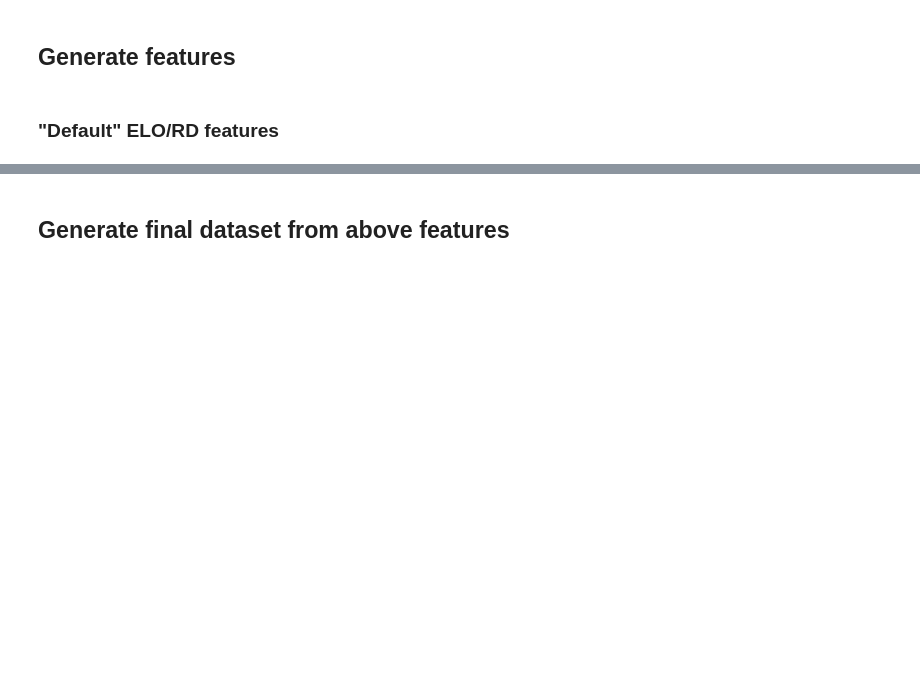
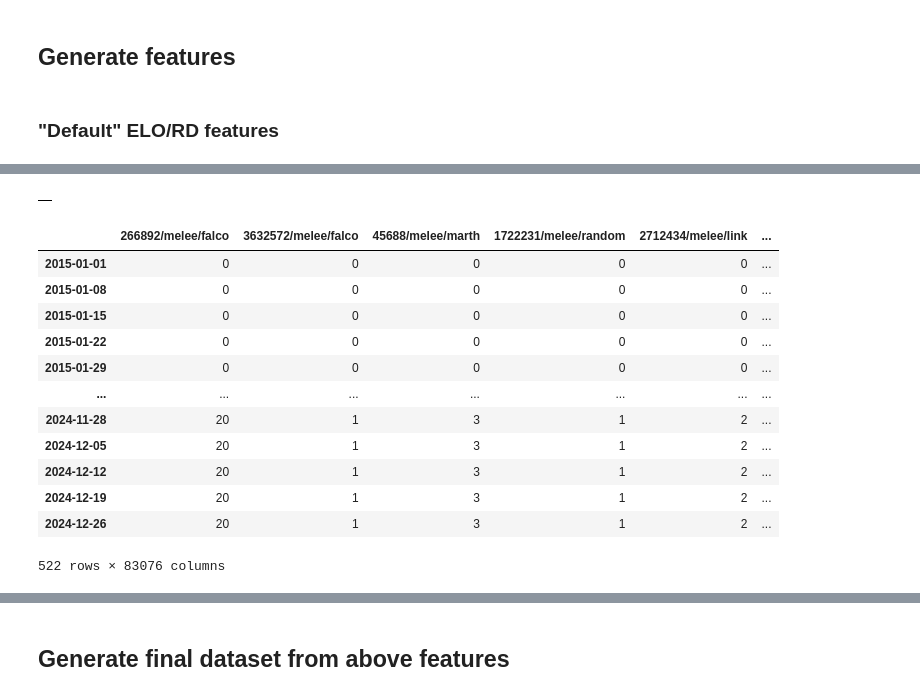
Before and after one commit to jjaw89/fall-2024-smash-melee-top-8-prediction, a Jupyter notebook: dataset_generation/dataset_generator.ipynb, the cells around one changed output, grey strips where cells are left out. Cells and saved outputs as stored; diff of their text form; code cells hidden in the pictures; blank space fills up the shorter version.

```diff
--- a/dataset_generation/dataset_generator.ipynb
+++ b/dataset_generation/dataset_generator.ipynb
@@ -225,0 +288,51 @@ del player_rds_df
+# %%
+# Player/character combos
+game_data['winner_pc'] = game_data.apply(lambda row: row['winner_id'] + '/' + row['winner_char'], axis=1)
+game_data['loser_pc'] = game_data.apply(lambda row: row['loser_id'] + '/' + row['loser_char'], axis=1)
+
+# What week number this is, for example.
+game_data['end_index'] = game_data['end'].apply(lambda x: math.ceil((x - initial_date) / interval))
+game_data['end_date'] = game_data['end_index'].apply(lambda x: initial_date + x*interval)
+game_data['end_date_copy'] = game_data['end_index'].apply(lambda x: initial_date + x*interval) # To deal with include_groups=True deprecation
+# %%
+# TODO: Compute the dates without loading this
+pcc_rankings_df = pd.read_pickle(data_path + 'char_vs_char_player_rankings_weekly.pkl')
+
+pc_combos = list(set(list(game_data['winner_pc']) + list(game_data['loser_pc'])))
+
+# Count the number of times a character has been used.
+# Columns will be player/character (or rather, player/melee/character)
+# Initialize everything to zero, initially.
+character_usage_df = pd.DataFrame(0, index=pcc_rankings_df.index, columns=pc_combos)
+# %%
+def update_row(df):
+    date = df.iloc[0]['end_date_copy']
+
+    pc_series = pd.concat([df['winner_pc'], df['loser_pc']], ignore_index=True)
+
+    # Deprecation-proofing
+    temp = character_usage_df.loc[date].copy()
+    temp.update(pc_series.value_counts())
+
+    character_usage_df.loc[date] = temp
+
+game_data.groupby('end_date').apply(update_row, include_groups=False)
+# %% [output]
+|  |
+# %%
+character_usage_df = character_usage_df.cumsum()
+character_usage_df
+# %% [output]
+|  | 266892/melee/falco | 3632572/melee/falco | 45688/melee/marth | 1722231/melee/random | 2712434/melee/link | ... |
+| 2015-01-01 | 0 | 0 | 0 | 0 | 0 | ... |
+| 2015-01-08 | 0 | 0 | 0 | 0 | 0 | ... |
+| 2015-01-15 | 0 | 0 | 0 | 0 | 0 | ... |
+| 2015-01-22 | 0 | 0 | 0 | 0 | 0 | ... |
+| 2015-01-29 | 0 | 0 | 0 | 0 | 0 | ... |
+| ... | ... | ... | ... | ... | ... | ... |
+| 2024-11-28 | 20 | 1 | 3 | 1 | 2 | ... |
+| 2024-12-05 | 20 | 1 | 3 | 1 | 2 | ... |
+| 2024-12-12 | 20 | 1 | 3 | 1 | 2 | ... |
+| 2024-12-19 | 20 | 1 | 3 | 1 | 2 | ... |
+| 2024-12-26 | 20 | 1 | 3 | 1 | 2 | ... |
+522 rows × 83076 columns
```
Also changed, not shown: parts of 10 cells of this notebook.
